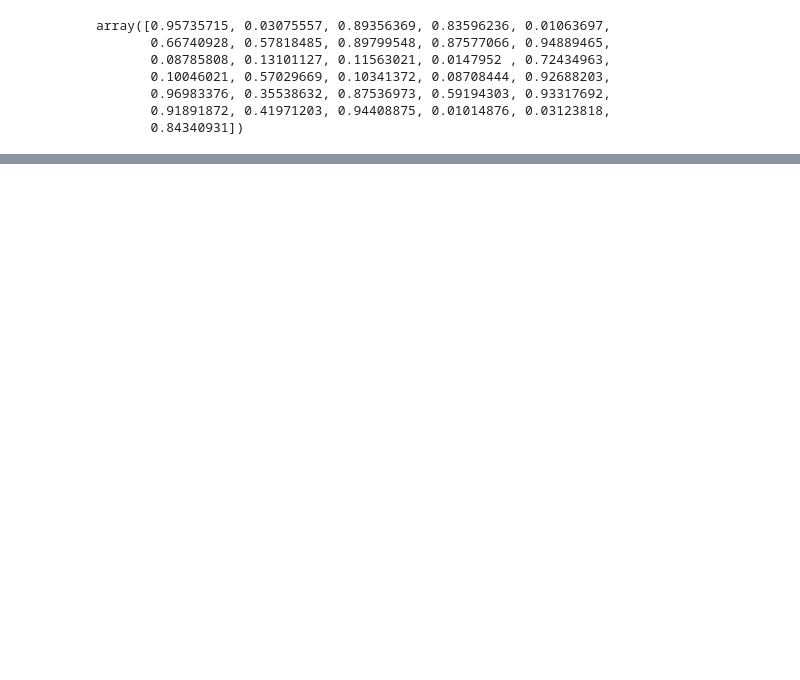
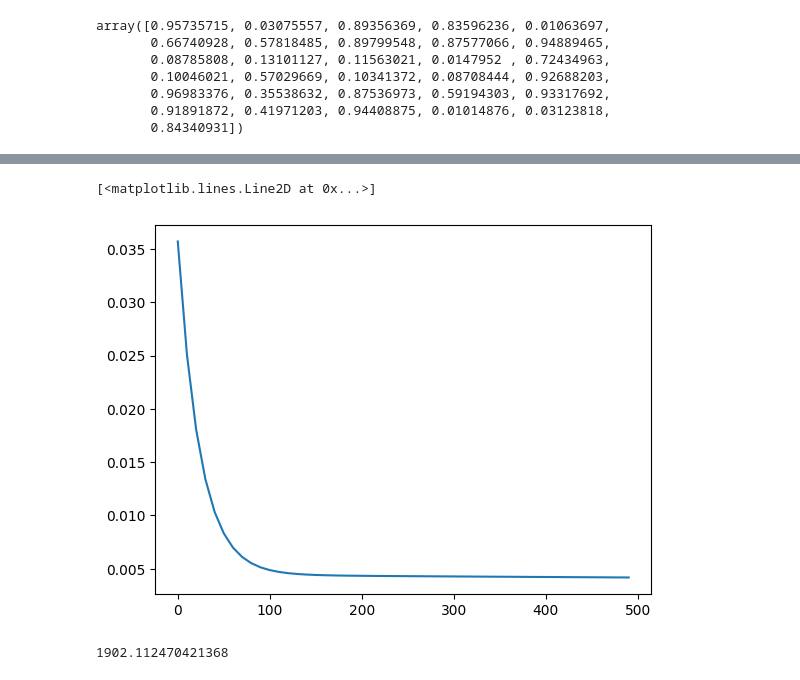
Before and after one commit to r3d-slayer/DeepLearning-Implementation, a Jupyter notebook: Deep Learning.ipynb, the cells around one changed output, grey strips where cells are left out. Cells and saved outputs as stored; diff of their text form; code cells hidden in the pictures; blank space fills up the shorter version.

```diff
--- a/Deep Learning.ipynb
+++ b/Deep Learning.ipynb
@@ -261,0 +278,9 @@ array([0.95735715, 0.03075557, 0.89356369, 0.83596236, 0.01063697,
+# %%
+scaler_X = preprocessing.MinMaxScaler()
+scaler_y = preprocessing.MinMaxScaler()
+
+# scale X (2 features)
+X = scaler_X.fit_transform(dataset.drop('price', axis='columns'))
+
+# scale y (1 feature)
+y = scaler_y.fit_transform(dataset['price'].values.reshape(dataset.shape[0],1))
@@ -261,0 +291,3 @@ array([0.95735715, 0.03075557, 0.89356369, 0.83596236, 0.01063697,
+# %%
+w = np.ones(X.shape[1])
+w.shape
@@ -261,0 +304,29 @@ array([0.95735715, 0.03075557, 0.89356369, 0.83596236, 0.01063697,
+# %%
+def batch_gradient_descent(X,y_true,epochs):
+    feature_shape = X.shape[1]
+    total_length = X.shape[0]
+    learning_rate = 0.01
+    w = np.ones(X.shape[1])
+    b = 0
+    cost_list = []
+    epochs_list = []
+    for i in range(epochs):
+        y_predicted = np.dot(w,X.T) + b
+        fun = -(2/total_length)*(X.T.dot(y_true-y_predicted))
+        bias = -(2/total_length)*(np.sum(y_true-y_predicted))
+        w = w - (learning_rate * fun)
+        b = b - (learning_rate * bias)
+
+
+        cost = np.mean(np.square(y_true-y_predicted))
+
+        if(i%10==0):
+            cost_list.append(cost)
+            epochs_list.append(i)
+            print(f'bias:{b}, weight: {w}')
+
+
+    return w, b, cost, cost_list,epochs_list
+# %%
+w, b, cost, cost_list, epochs_list = batch_gradient_descent(X,y.reshape(y.shape[0],),500)
+w,b
@@ -261,0 +352,5 @@ array([0.95735715, 0.03075557, 0.89356369, 0.83596236, 0.01063697,
+# %%
+plt.plot(epochs_list, cost_list)
+# %% [output]
+[<matplotlib.lines.Line2D at 0x...>]
+[figure, added]
@@ -261,0 +364,4 @@ array([0.95735715, 0.03075557, 0.89356369, 0.83596236, 0.01063697,
+# %%
+batch_gradient_predict(1960, 4,w,b)
+# %% [output]
+1902.112470421368
```
Also changed, not shown: parts of 18 cells of this notebook, 1 other file.
